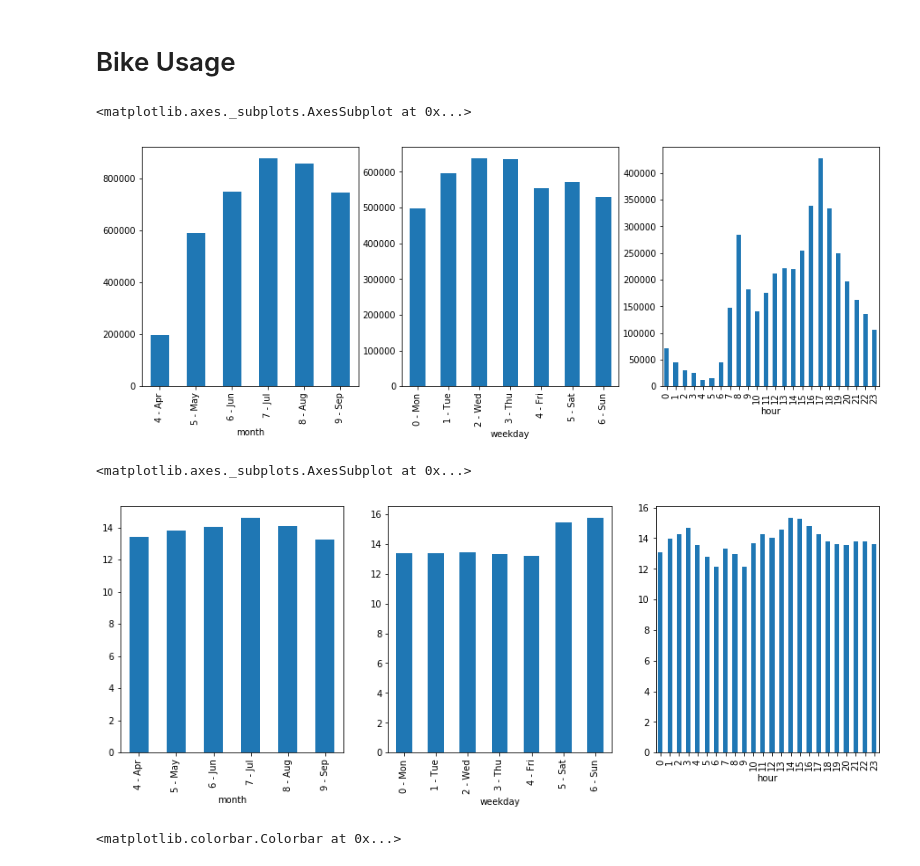
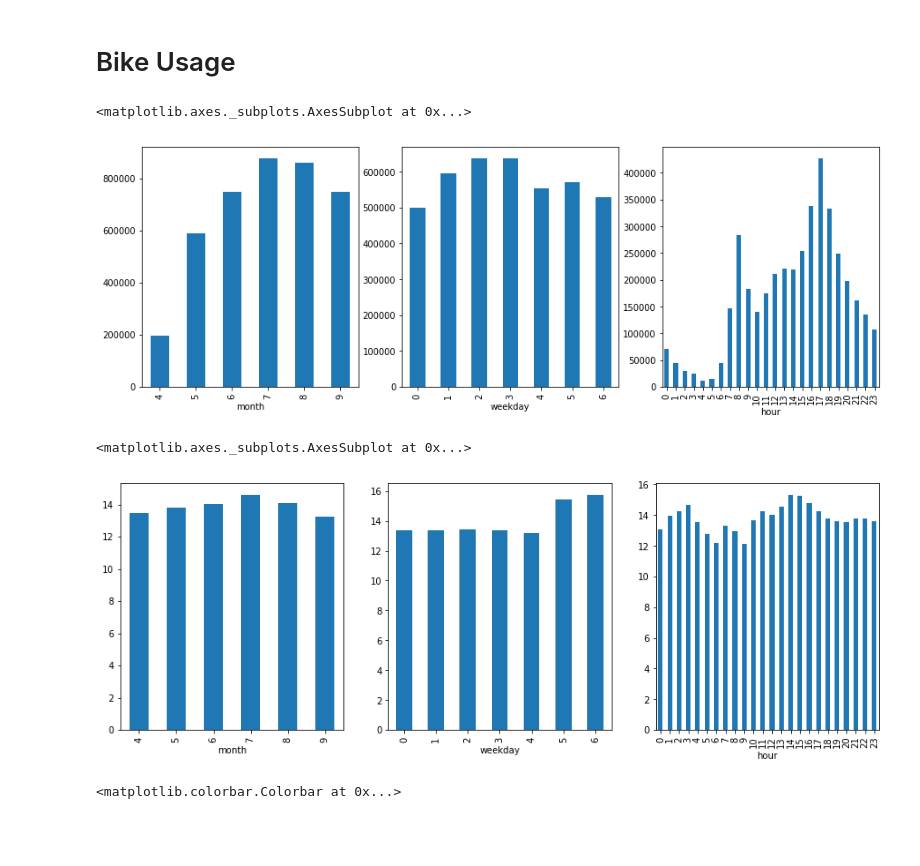
Before and after one commit to donna-CEBD/CEBD1260-Project, a Jupyter notebook: Code/Exploration/3-Cleansing and Transforming Bike Data.ipynb, the cells around one changed output. Cells and saved outputs as stored; diff of their text form; code cells hidden in the pictures; blank space fills up the shorter version.

```diff
--- a/Code/Exploration/3-Cleansing and Transforming Bike Data.ipynb
+++ b/Code/Exploration/3-Cleansing and Transforming Bike Data.ipynb
@@ -45,10 +45,9 @@ df_stn = pd.read_csv('../../Data/Raw/MTL_data/Stations_2017.csv',low_memory=Fals
 # %% [markdown]
 # Transform the data
 # %%
-df_bixi['end_station_code']=pd.to_numeric(df_bixi['end_station_code'],errors='coerce')
+df_bixi['end_station_code']=pd.to_numeric(df_bixi['end_station_code'],errors='coerce',downcast='signed')
 df_bixi.insert(5,'duration_min',df_bixi['duration_sec']/60)
 df_bixi = df_bixi.drop('duration_sec',1)
-#df = df.drop('column_name', 1)
 # %%
 #convert dates to date type
 df_bixi['start_date'] = pd.to_datetime(df_bixi['start_date'])
@@ -103,8 +121,16 @@ week_day = {0:'Mon', 1:'Tue', 2:'Wed', 3:'Thu', 4:'Fri', 5:'Sat', 6:'Sun'}
 month_label = ['Apr','May','Jun','Jul','Aug','Sep']
 weekday_label = ['Mon','Tue','Wed','Thu','Fri','Sat','Sun']
 
-df = df_all.start_date.dt.dayofweek.astype(str) + " - " + df_all.start_date.dt.dayofweek.map(week_day)
+#df = df_all.start_date.dt.dayofweek.astype(str) + " - " + df_all.start_date.dt.dayofweek.map(week_day)
+df = df_all.start_date.dt.dayofweek
 df_all.insert(2,'weekday',df)
 
-df = df_all.start_date.dt.month.astype(str) + " - " + df_all.start_date.dt.month.map(month_name)
+#df = df_all.start_date.dt.month.astype(str) + " - " + df_all.start_date.dt.month.map(month_name)
+df = df_all.start_date.dt.month
 df_all.insert(3,'month',df)
+
+df = df_all.start_date.dt.hour
+df_all.insert(4,'hour',df)
+
+df = df_all.start_date.dt.weekofyear
+df_all.insert(5,'num_week',df)
@@ -111,2 +159,3 @@ df_all.insert(3,'month',df)
 # %%
+df_all = df_all.drop(df_all.columns[df_all.columns.str.contains('Unnamed',case = False)],axis = 1)
 df_all.to_csv('../../Data/Processed/bixiWeather.csv',index=False)
@@ -163,26 +213,18 @@ df_all.groupby(by=['is_member', 'month'])['duration_min'].count().round()
 # %% [markdown]
 # Bike Usage
 # %%
-
-# df_all['weekday'] = df_all.start_date.dt.dayofweek
-# df_all['weekday_abbr'] = df_all.start_date.dt.dayofweek.map(week_day)
-df_all['hour'] = df_all.start_date.dt.hour
-# df_all['month'] = df_all.start_date.dt.month
-# df_all['month_abbr'] = df_all.start_date.dt.month.map(month_name)
-#df_all['daynum'] = df_all.start_date.dt.dayofyear
-
 plt.figure(figsize=(15,5))
 plt.subplot(1,3,1)
 df_all.groupby('month').count()['duration_min'].plot(kind='bar', color='#1f77b4')
 
 plt.subplot(1,3,2)
 df_all.groupby('weekday').count()['duration_min'].plot(kind='bar', color='#1f77b4')
 
 plt.subplot(1,3,3)
 df_all.groupby('hour').count()['duration_min'].plot(kind='bar', color='#1f77b4')
 # %% [output]
 <matplotlib.axes._subplots.AxesSubplot at 0x...>
-[figure, old version]
+[figure, new version]
 # %%
 #Average
 
@@ -197,4 +239,4 @@ plt.subplot(1,3,3)
 df_all.groupby('hour').mean()['duration_min'].plot(kind='bar', color='#1f77b4')
 # %% [output]
 <matplotlib.axes._subplots.AxesSubplot at 0x...>
-[figure, old version]
+[figure, new version]
```
Also changed, not shown: parts of 23 cells of this notebook, 2 other files.
